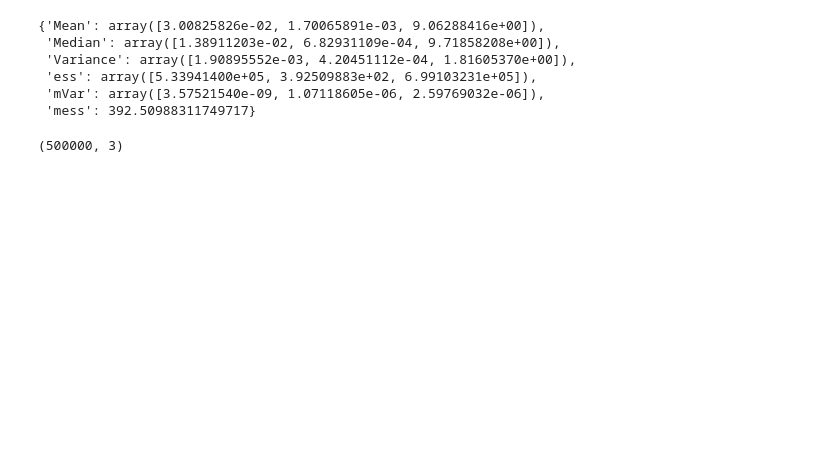
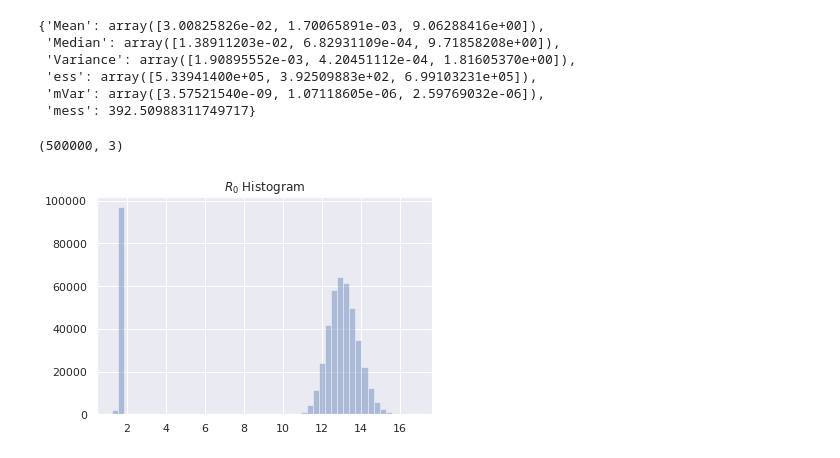
Before and after one commit to jear2412/Poster, a Jupyter notebook: BlackPlague-SIR.ipynb, the cells around one changed output. Saved outputs shown, nothing was run; the diff lists cells and outputs as text; code cells hidden in the pictures; blank space fills up the shorter version.

```diff
--- a/BlackPlague-SIR.ipynb
+++ b/BlackPlague-SIR.ipynb
@@ -512,3 +537,9 @@ Analysis(samples)
 samples.shape
 # %% [output]
 (500000, 3)
+# %%
+sns.distplot( N*samples[bi:,1]/samples[bi:,0] , kde=False)
+plt.title(r'$R_0$'+ ' Histogram')
+plt.savefig('R0hist.png', dpi=500)
+# %% [output]
+[figure, added]
```
Also changed, not shown: parts of 8 cells of this notebook.
